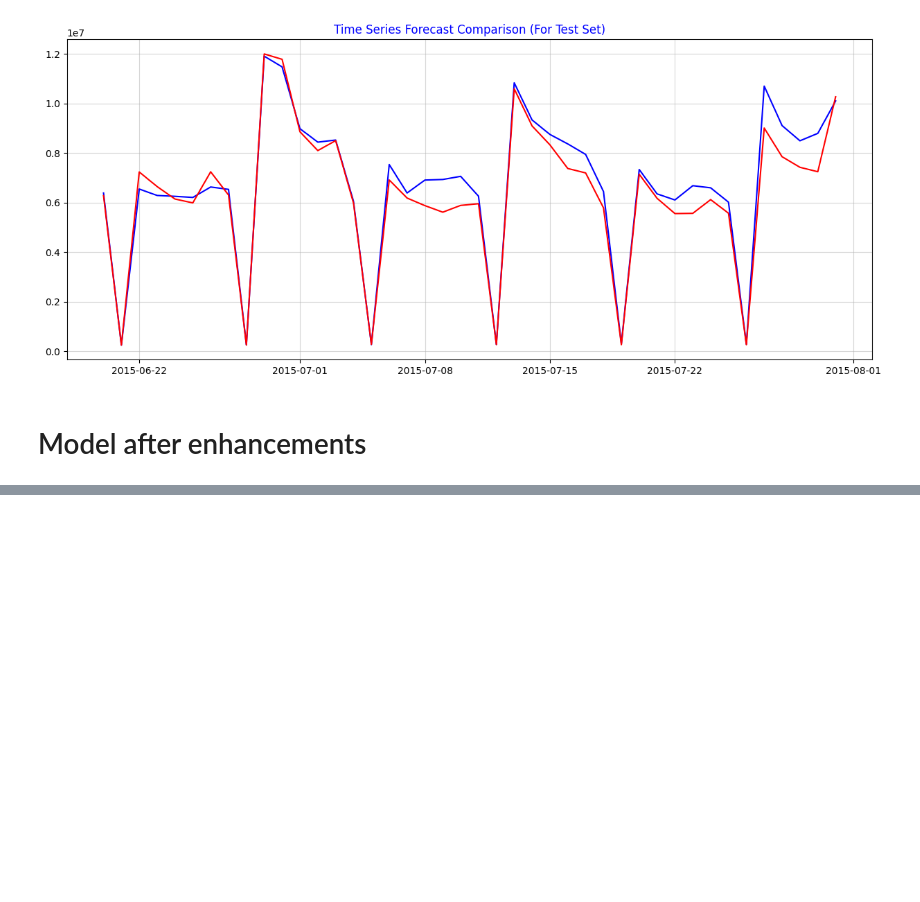
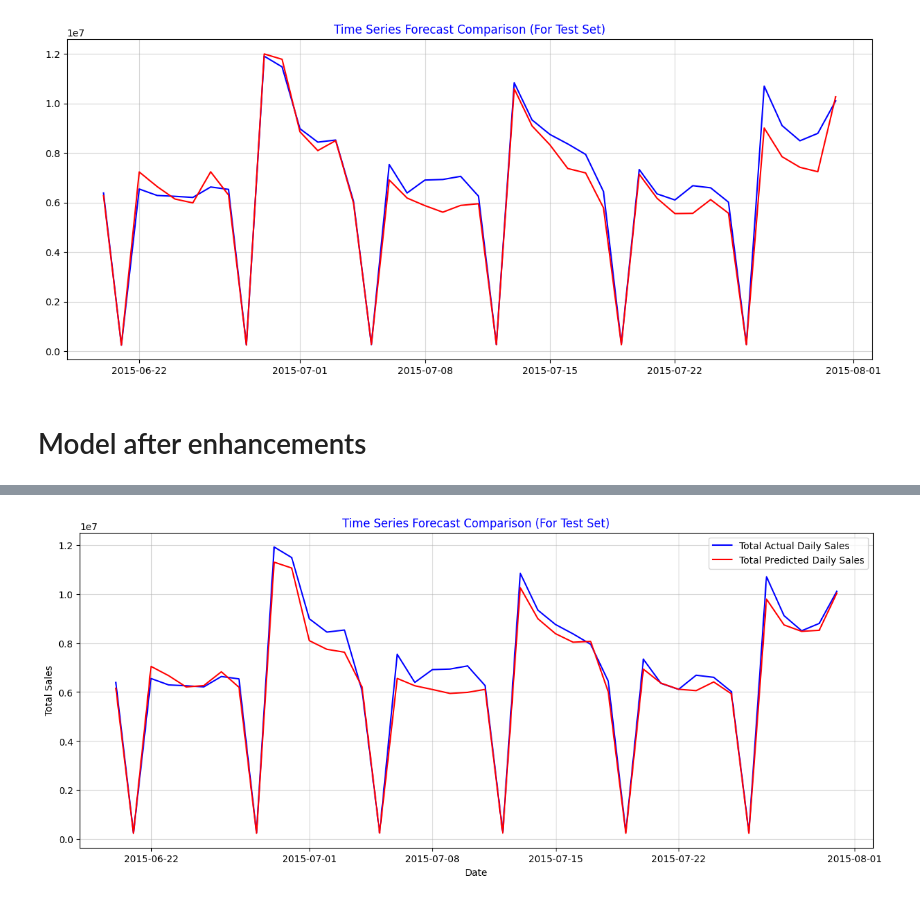
Before and after one commit to mohamedseif-10/Sales-Forecasting, a Jupyter notebook: Notebooks/Models/NN.ipynb, the cells around one changed output, grey strips where cells are left out. Cells and saved outputs as stored; diff of their text form; code cells hidden in the pictures; blank space fills up the shorter version.

```diff
--- a/Notebooks/Models/NN.ipynb
+++ b/Notebooks/Models/NN.ipynb
@@ -579,5 +479,6 @@ AttributeError: 'super' object has no attribute '__sklearn_tags__'
 # %%
-y_predicted = final_model.predict(X_test_scaled).flatten()
+y_pred_final_oiginal = np.expm1(y_pred_final)
+y_test_original = np.expm1(y_test)
 # %%
 history_df = pd.DataFrame(history_final.history)
 fig, axes = plt.subplots(nrows=1, ncols=2, figsize=(15, 5))
@@ -643,31 +550,33 @@ results_df = pd.DataFrame(
         "Date": y_test_original.index,
         "Store": x_test.Store,
         "Actual_Sales": y_test_original,
-        "Predicted_Sales": y_predicted,
+        "Predicted_Sales": y_pred_final_oiginal,
     }
 ).set_index("Date")
 
 df_aggregate = results_df.groupby(results_df.index).agg(
     {"Actual_Sales": "sum", "Predicted_Sales": "sum"}
 )
 
 plt.figure(figsize=(15, 6))
 
 plt.plot(
     df_aggregate.index,
     df_aggregate["Actual_Sales"],
     label="Total Actual Daily Sales",
     color="blue",
 )
 plt.plot(
     df_aggregate.index,
     df_aggregate["Predicted_Sales"],
     label="Total Predicted Daily Sales",
     color="red",
 )
 plt.title("Time Series Forecast Comparison (For Test Set)", c="blue")
 plt.xlabel("Date")
 plt.ylabel("Total Sales")
 plt.legend()
 plt.grid(True, alpha=0.5)
 plt.show()
+# %% [output]
+[figure, added]
```
Also changed, not shown: parts of 4 cells of this notebook.
